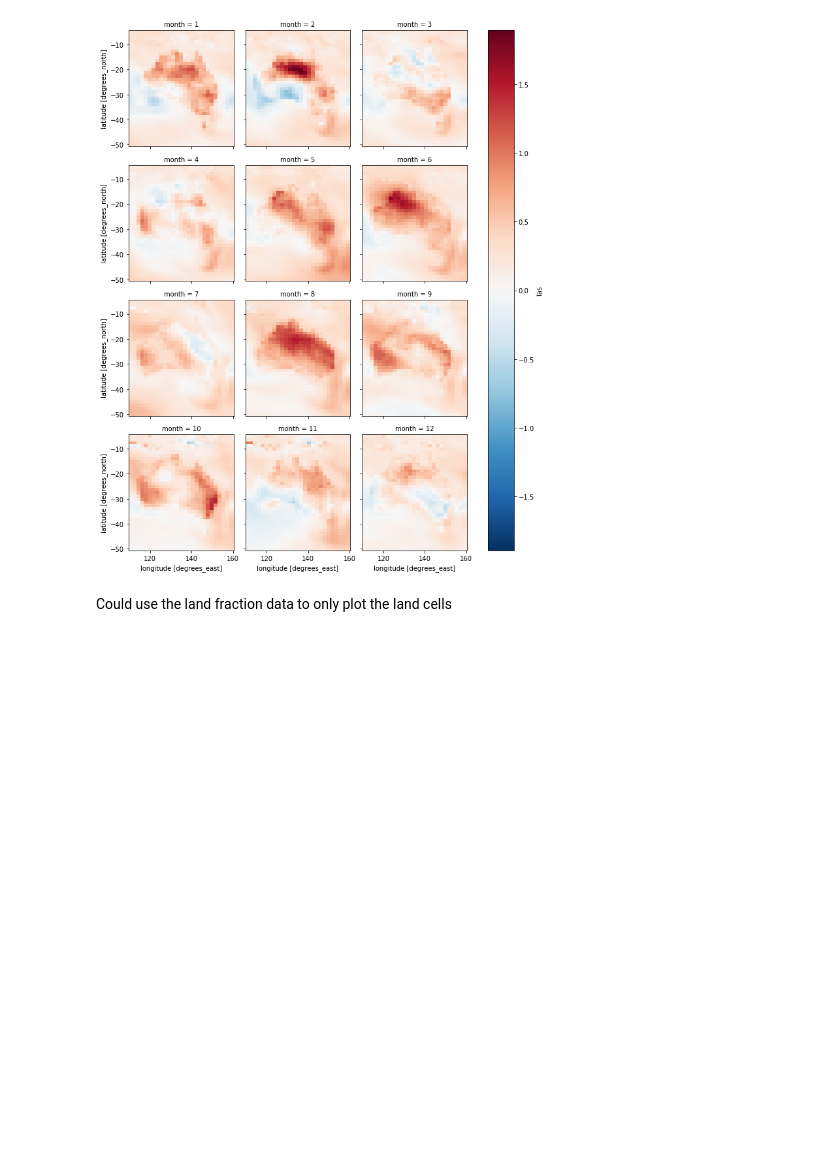
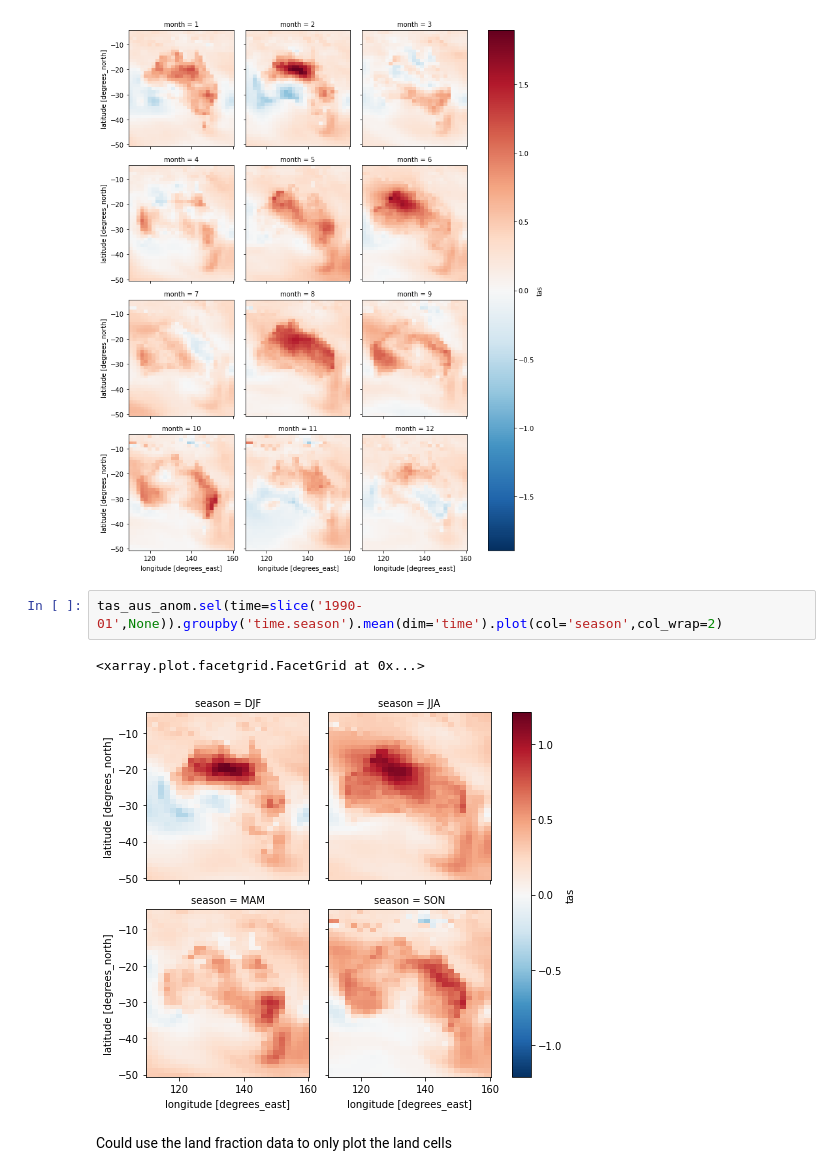
Before and after one commit to coecms-training/introduction_to_xarray, a Jupyter notebook: Problem 1 - Spatial trends in Australian surface temperature anomalies - worked answer.ipynb, the cells around one changed output. Saved outputs shown, nothing was run; the diff lists cells and outputs as text; blank space fills up the shorter version.

```diff
--- a/Problem 1 - Spatial trends in Australian surface temperature anomalies - worked answer.ipynb
+++ b/Problem 1 - Spatial trends in Australian surface temperature anomalies - worked answer.ipynb
@@ -54,6 +74,11 @@ tas_aus_anom.sel(time=slice('1990-01',None)).groupby('time.month').mean(dim='tim
 # %% [output]
 <xarray.plot.facetgrid.FacetGrid at 0x...>
 [figure]
+# %%
+tas_aus_anom.sel(time=slice('1990-01',None)).groupby('time.season').mean(dim='time').plot(col='season',col_wrap=2)
+# %% [output]
+<xarray.plot.facetgrid.FacetGrid at 0x...>
+[figure, added]
 # %% [markdown]
 Could use the land fraction data to only plot the land cells
 # %%
```
Also changed, not shown: parts of 1 cell of this notebook, 1 other file.
